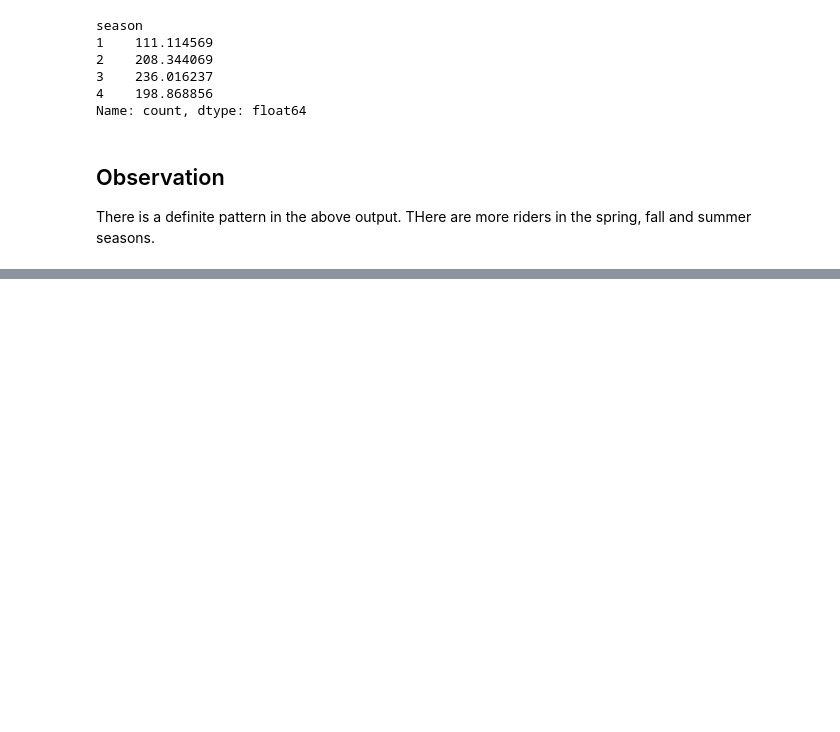
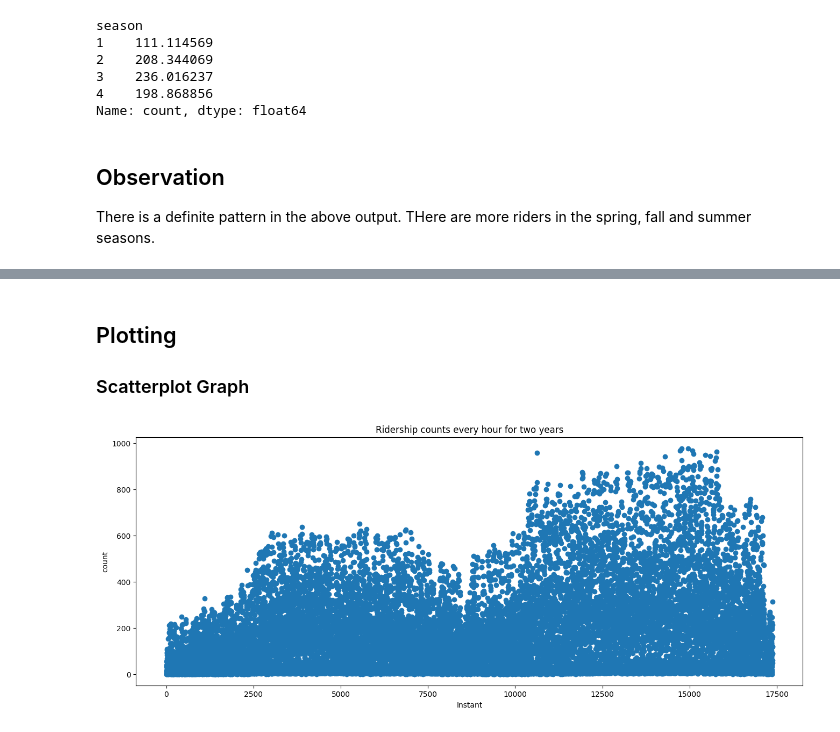
Before and after one commit to devbilalkhan/data-science, a Jupyter notebook: practice/bike_sharing_dataset.ipynb, the cells around one changed output, grey strips where cells are left out. Drawn from its saved outputs; the diff is of its cells as text; code cells hidden in the pictures; blank space fills up the shorter version.

```diff
--- a/practice/bike_sharing_dataset.ipynb
+++ b/practice/bike_sharing_dataset.ipynb
@@ -145,0 +263,12 @@ hour.groupby(["season", "holiday"]).[count].means()
+# %% [markdown]
+## Plotting
+### Scatterplot Graph
+# %%
+fig, ax = plt.subplots(figsize=(16,6))
+ax.scatter(x=hour["instant"], y=hour["count"])
+plt.title("Ridership counts every hour for two years")
+plt.xlabel("Instant")
+plt.ylabel("count")
+plt.show()
+# %% [output]
+[figure, added]
```
Also changed, not shown: parts of 38 cells of this notebook.
